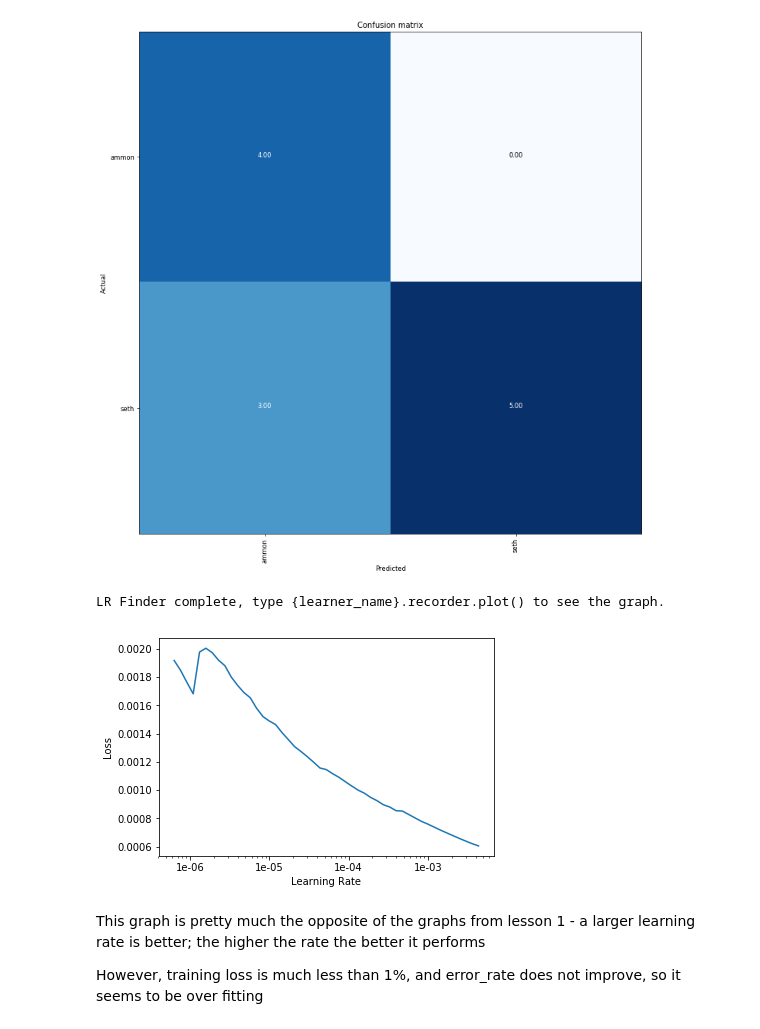
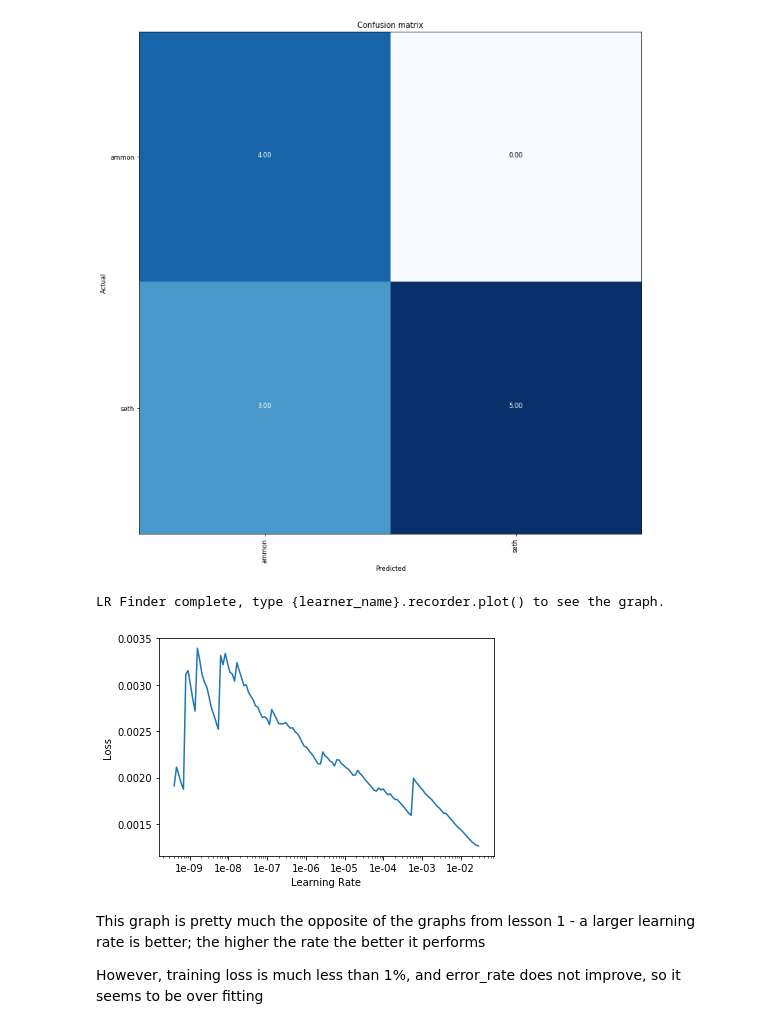
Before and after one commit to magic-lantern/fastai-notes, a Jupyter notebook: faces-seth.ipynb, the cells around one changed output. Saved outputs shown, nothing was run; the diff lists cells and outputs as text; code cells hidden in the pictures.

```diff
--- a/faces-seth.ipynb
+++ b/faces-seth.ipynb
@@ -140,15 +140,16 @@ interp.plot_confusion_matrix(figsize=(12,12), dpi=60)
 # %% [output]
 [figure]
 # %%
+learn = create_cnn(data, models.resnet50, metrics=error_rate)
 learn.load('faces-stage-1')
 # %%
 # search for better learning rate for this data set
-learn.lr_find()
+learn.lr_find(start_lr=1e-10,end_lr=100,num_it=200)
 # visualize learning rate
 learn.recorder.plot()
 # %% [output]
 LR Finder complete, type {learner_name}.recorder.plot() to see the graph.
-[figure, old version]
+[figure, new version]
 # %% [markdown]
 This graph is pretty much the opposite of the graphs from lesson 1 - a larger learning rate is better; the higher the rate the better it performs
 
```
Also changed, not shown: parts of 1 cell of this notebook.
